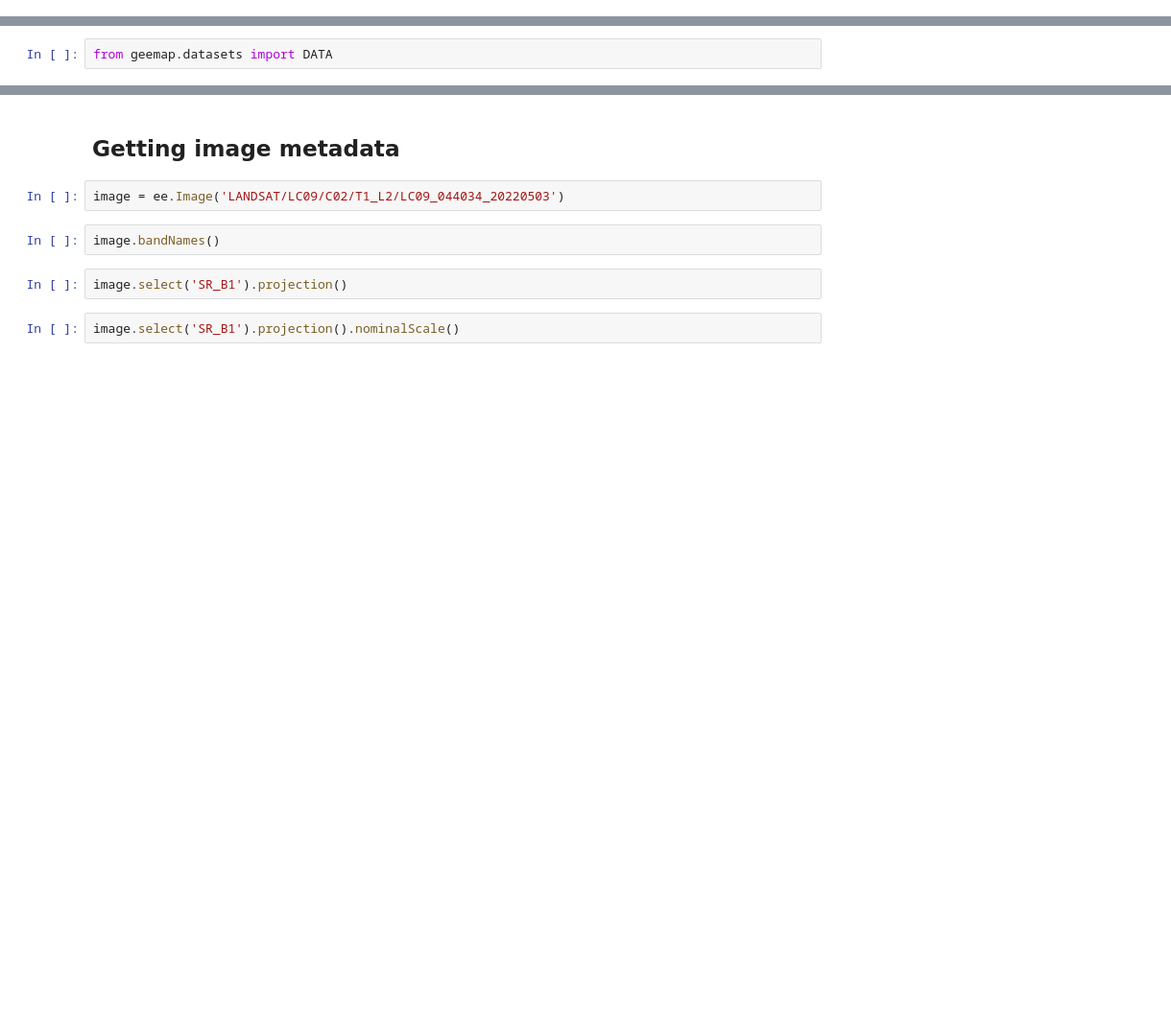
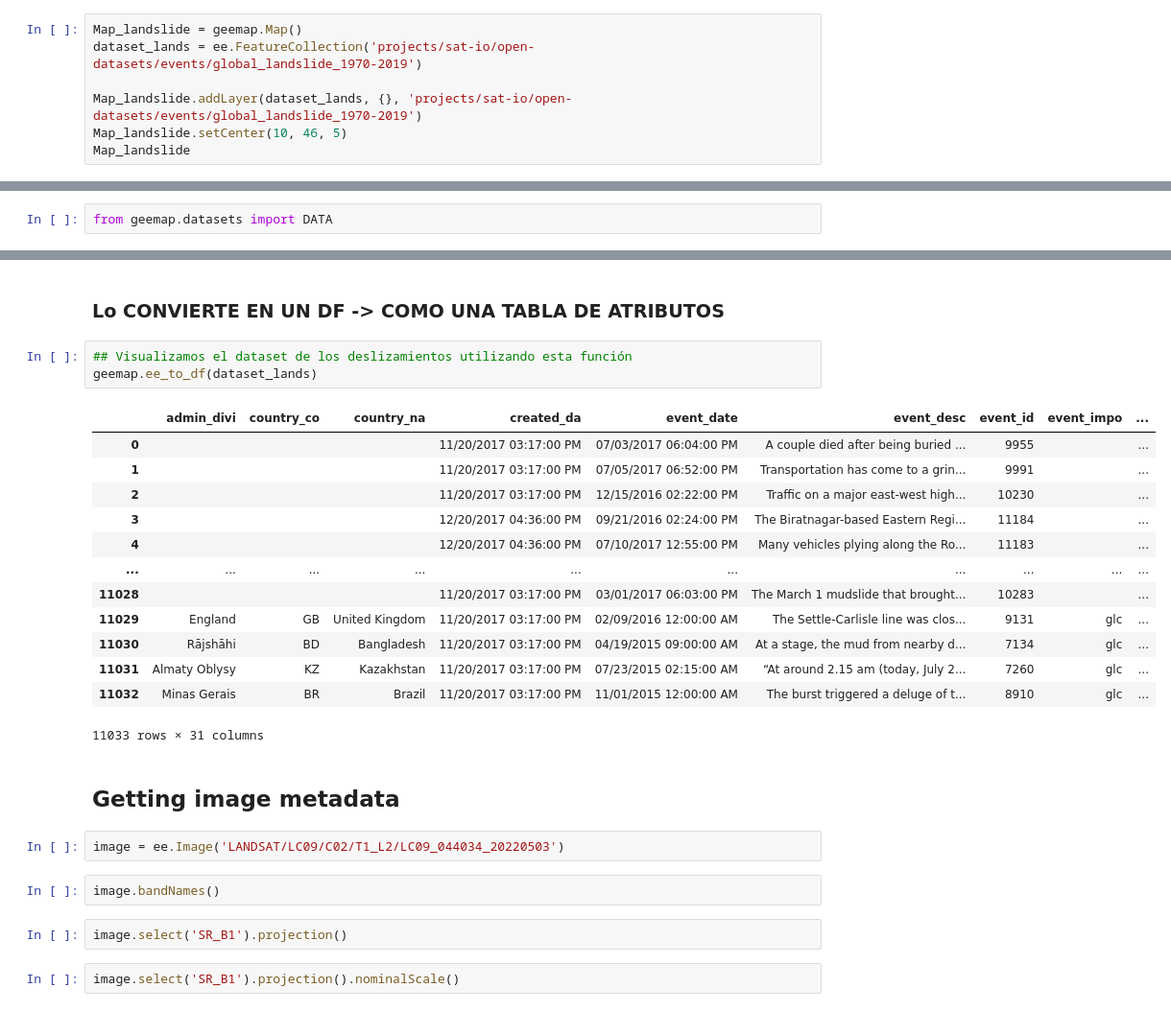
Before and after one commit to Pablomir16/GEOG-414_practicas, a Jupyter notebook: 03_gee_data_PMG.ipynb, the cells around one changed output, grey strips where cells are left out. Shown at 96% size. Drawn from its saved outputs; the diff is of its cells as text; blank space fills up the shorter version.

```diff
--- a/03_gee_data.ipynb
+++ b/03_gee_data_PMG.ipynb
@@ -713,0 +899,7 @@ Map
+# %%
+Map_landslide = geemap.Map()
+dataset_lands = ee.FeatureCollection('projects/sat-io/open-datasets/events/global_landslide_1970-2019')
+
+Map_landslide.addLayer(dataset_lands, {}, 'projects/sat-io/open-datasets/events/global_landslide_1970-2019')
+Map_landslide.setCenter(10, 46, 5)
+Map_landslide
@@ -727,3 +1007,22 @@ get_metadata(DATA.USGS_GAP_CONUS_2011)
+# %% [markdown]
+###  Lo CONVIERTE EN UN DF -> COMO UNA TABLA DE ATRIBUTOS
+# %%
+## Visualizamos el dataset de los deslizamientos utilizando esta función
+geemap.ee_to_df(dataset_lands)
+# %% [output]
+|  | admin_divi | country_co | country_na | created_da | event_date | event_desc | event_id | event_impo | ... |
+| 0 |  |  |  | 11/20/2017 03:17:00 PM | 07/03/2017 06:04:00 PM | A couple died after being buried ... | 9955 |  | ... |
+| 1 |  |  |  | 11/20/2017 03:17:00 PM | 07/05/2017 06:52:00 PM | Transportation has come to a grin... | 9991 |  | ... |
+| 2 |  |  |  | 11/20/2017 03:17:00 PM | 12/15/2016 02:22:00 PM | Traffic on a major east-west high... | 10230 |  | ... |
+| 3 |  |  |  | 12/20/2017 04:36:00 PM | 09/21/2016 02:24:00 PM | The Biratnagar-based Eastern Regi... | 11184 |  | ... |
+| 4 |  |  |  | 12/20/2017 04:36:00 PM | 07/10/2017 12:55:00 PM | Many vehicles plying along the Ro... | 11183 |  | ... |
+| ... | ... | ... | ... | ... | ... | ... | ... | ... | ... |
+| 11028 |  |  |  | 11/20/2017 03:17:00 PM | 03/01/2017 06:03:00 PM | The March 1 mudslide that brought... | 10283 |  | ... |
+| 11029 | England | GB | United Kingdom | 11/20/2017 03:17:00 PM | 02/09/2016 12:00:00 AM | The Settle-Carlisle line was clos... | 9131 | glc | ... |
+| 11030 | Rājshāhi | BD | Bangladesh | 11/20/2017 03:17:00 PM | 04/19/2015 09:00:00 AM | At a stage, the mud from nearby d... | 7134 | glc | ... |
+| 11031 | Almaty Oblysy | KZ | Kazakhstan | 11/20/2017 03:17:00 PM | 07/23/2015 02:15:00 AM | “At around 2.15 am (today, July 2... | 7260 | glc | ... |
+| 11032 | Minas Gerais | BR | Brazil | 11/20/2017 03:17:00 PM | 11/01/2015 12:00:00 AM | The burst triggered a deluge of t... | 8910 | glc | ... |
+11033 rows × 31 columns
 # %% [markdown]
 ## Getting image metadata
 # %%
```
Also changed, not shown: parts of 40 cells of this notebook, 1 other file.
